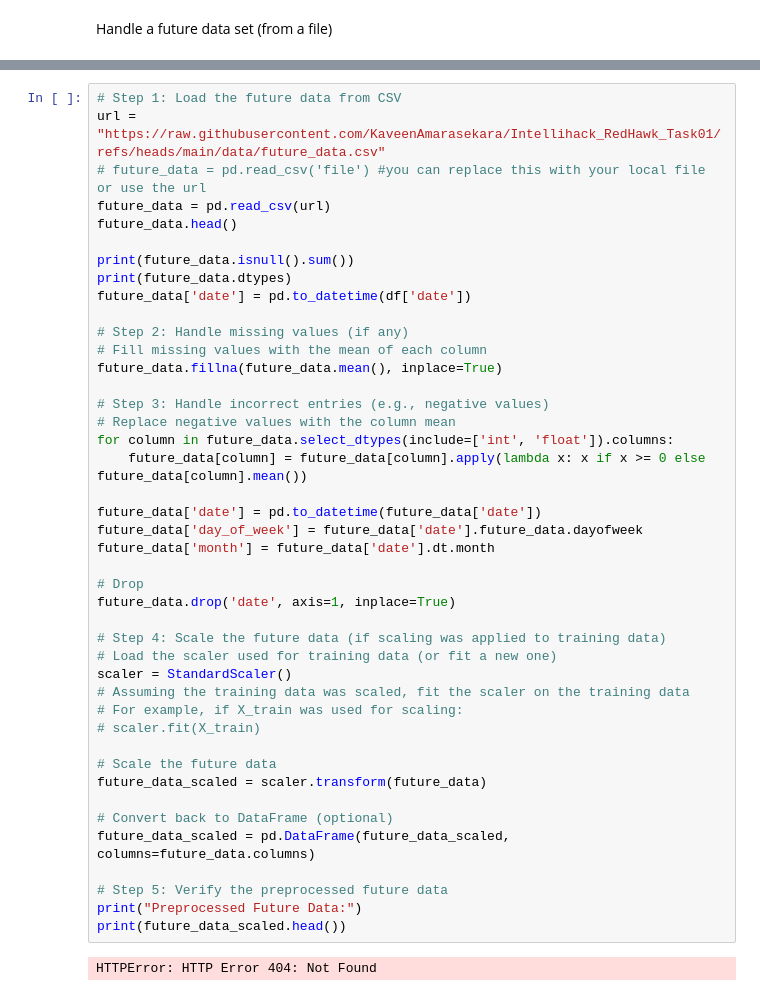
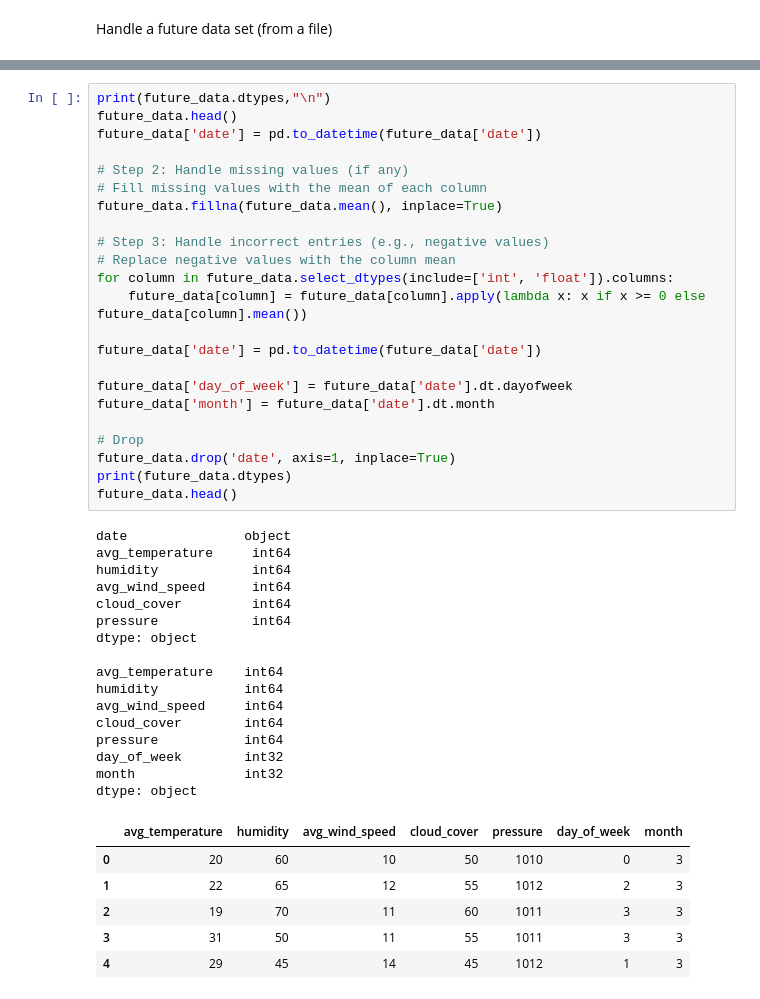
Before and after one commit to KaveenAmarasekara/Intellihack_RedHawk_Task01, a Jupyter notebook: notebooks/intellihack_task01_rain_prediction.ipynb, the cells around one changed output, grey strips where cells are left out. Cells and saved outputs as stored; diff of their text form.

```diff
--- a/notebooks/intellihack_task01_rain_prediction.ipynb
+++ b/notebooks/intellihack_task01_rain_prediction.ipynb
@@ -303,45 +326,46 @@ Handle a future data set (from a file)
 # %%
-# Step 1: Load the future data from CSV
-url = "https://raw.githubusercontent.com/KaveenAmarasekara/Intellihack_RedHawk_Task01/refs/heads/main/data/future_data.csv"
-# future_data = pd.read_csv('file') #you can replace this with your local file or use the url
-future_data = pd.read_csv(url)
+print(future_data.dtypes,"\n")
 future_data.head()
-
-print(future_data.isnull().sum())
-print(future_data.dtypes)
-future_data['date'] = pd.to_datetime(df['date'])
+future_data['date'] = pd.to_datetime(future_data['date'])
 
 # Step 2: Handle missing values (if any)
 # Fill missing values with the mean of each column
 future_data.fillna(future_data.mean(), inplace=True)
 
 # Step 3: Handle incorrect entries (e.g., negative values)
 # Replace negative values with the column mean
 for column in future_data.select_dtypes(include=['int', 'float']).columns:
     future_data[column] = future_data[column].apply(lambda x: x if x >= 0 else future_data[column].mean())
 
 future_data['date'] = pd.to_datetime(future_data['date'])
-future_data['day_of_week'] = future_data['date'].future_data.dayofweek
+
+future_data['day_of_week'] = future_data['date'].dt.dayofweek
 future_data['month'] = future_data['date'].dt.month
 
 # Drop
 future_data.drop('date', axis=1, inplace=True)
-
-# Step 4: Scale the future data (if scaling was applied to training data)
-# Load the scaler used for training data (or fit a new one)
-scaler = StandardScaler()
-# Assuming the training data was scaled, fit the scaler on the training data
-# For example, if X_train was used for scaling:
-# scaler.fit(X_train)
-
-# Scale the future data
-future_data_scaled = scaler.transform(future_data)
-
-# Convert back to DataFrame (optional)
-future_data_scaled = pd.DataFrame(future_data_scaled, columns=future_data.columns)
-
-# Step 5: Verify the preprocessed future data
-print("Preprocessed Future Data:")
-print(future_data_scaled.head())
+print(future_data.dtypes)
+future_data.head()
 # %% [output]
-HTTPError: HTTP Error 404: Not Found
+date               object
+avg_temperature     int64
+humidity            int64
+avg_wind_speed      int64
+cloud_cover         int64
+pressure            int64
+dtype: object
+
+avg_temperature    int64
+humidity           int64
+avg_wind_speed     int64
+cloud_cover        int64
+pressure           int64
+day_of_week        int32
+month              int32
+dtype: object
+|  | avg_temperature | humidity | avg_wind_speed | cloud_cover | pressure | day_of_week | month |
+| 0 | 20 | 60 | 10 | 50 | 1010 | 0 | 3 |
+| 1 | 22 | 65 | 12 | 55 | 1012 | 2 | 3 |
+| 2 | 19 | 70 | 11 | 60 | 1011 | 3 | 3 |
+| 3 | 31 | 50 | 11 | 55 | 1011 | 3 | 3 |
+| 4 | 29 | 45 | 14 | 45 | 1012 | 1 | 3 |
```
Also changed, not shown: parts of 4 cells of this notebook.
